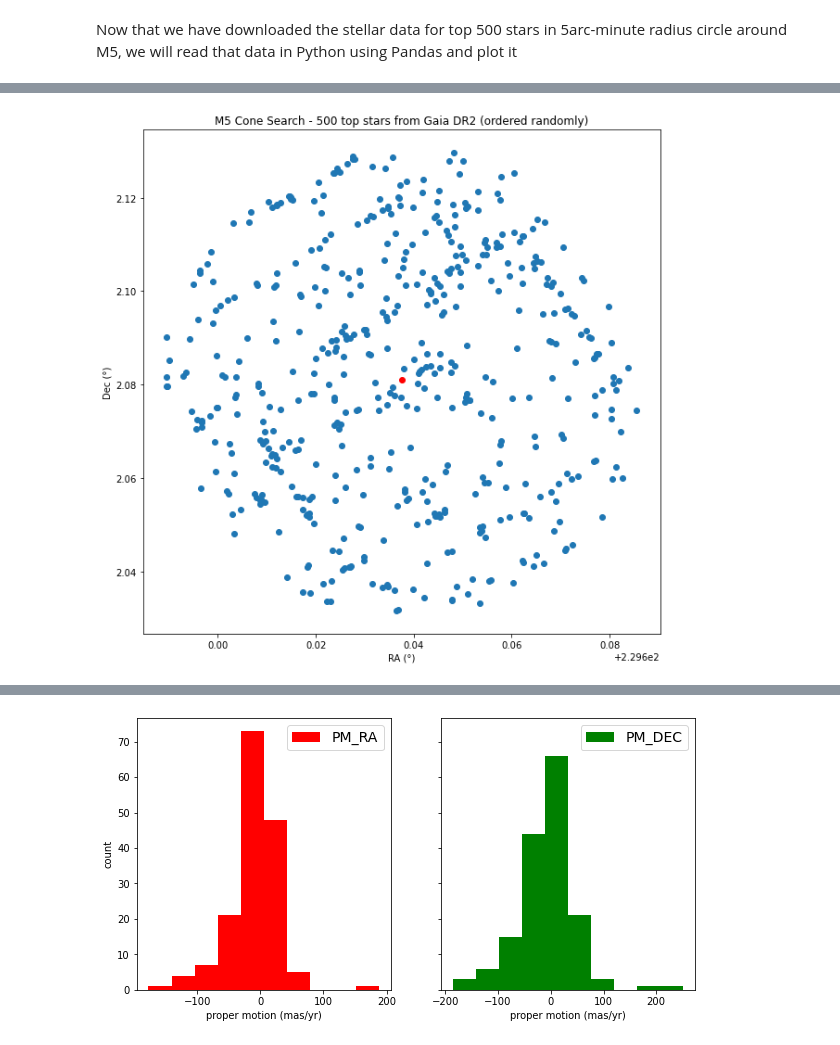
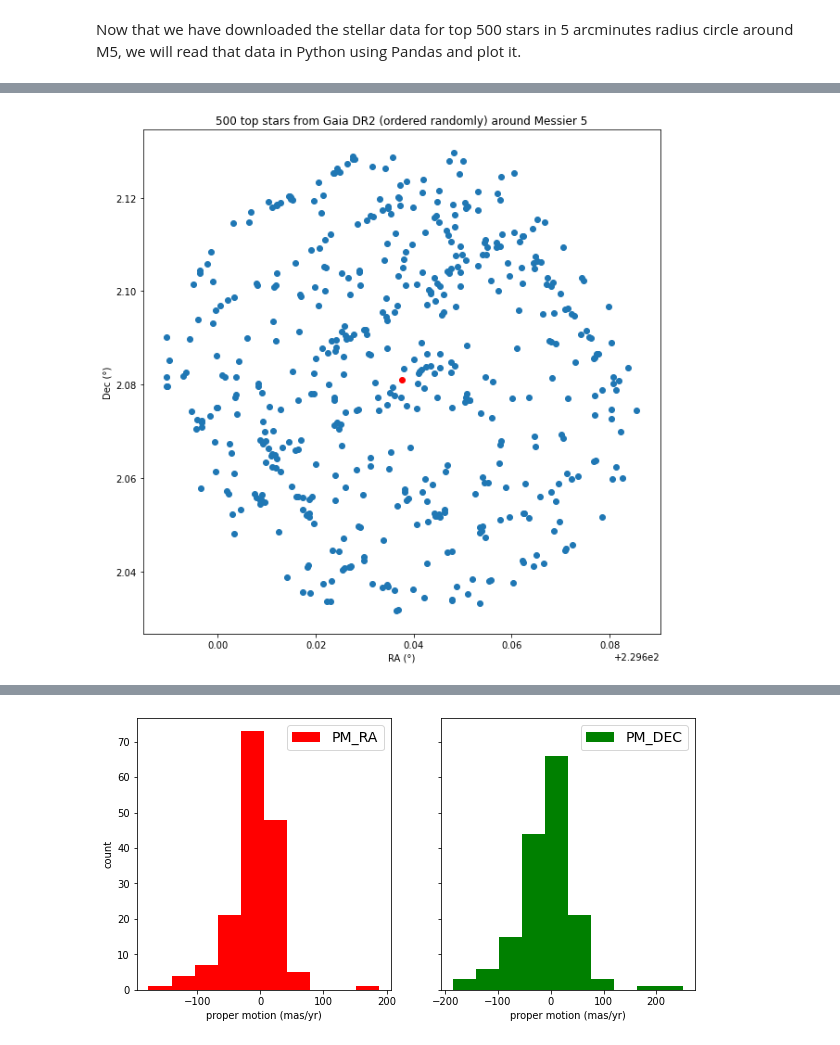
Before and after one commit to howardisaacson/Intro-to-Astro-2021, a Jupyter notebook: Week3_gaia_exoplanet_archive/GaiaTutorialAssignment.ipynb, the cells around one changed output, grey strips where cells are left out. Drawn from its saved outputs; the diff is of its cells as text; code cells hidden in the pictures.

```diff
--- a/Week3_gaia_exoplanet_archive/GaiaTutorialAssignment.ipynb
+++ b/Week3_gaia_exoplanet_archive/GaiaTutorialAssignment.ipynb
@@ -79,7 +81,7 @@ If you click on the "Advanced (ADQL)" tab at the top left, you will be able writ
 # %% [output]
 [interactive output not drawn]
 # %% [markdown]
-Now that we have downloaded the stellar data for top 500 stars in 5arc-minute radius circle around M5, we will read that data in Python using Pandas and plot it
+Now that we have downloaded the stellar data for top 500 stars in 5 arcminutes radius circle around M5, we will read that data in Python using Pandas and plot it.
 # %%
 # First, let's get the imports out of the way.
 
@@ -114,17 +116,17 @@ m5.head()
 # %%
 # Here are the results of our query plotted into ra/dec space
 
 fig = plt.figure(figsize = [10,10]) # Defining and sizing figure
 
 plt.scatter(m5['ra'], m5['dec']) # Creating a scatter-plot
-plt.plot(229.6375, 2.0811, 'ro') # Plotting the coordinates of M5 in red (central coordinates for our cone-search)
+plt.plot(229.6375, 2.0811, 'ro') # Plotting the coordinates of M5 in red (central coordinates for our circular search)
 #The coordinates can be taken from the query through "Show query in ADQL form"
 
 #Setting labels and title
 plt.xlabel('RA (°)')
 plt.ylabel('Dec (°)')
-plt.title('M5 Cone Search - 500 top stars from Gaia DR2 (ordered randomly)')
+plt.title('500 top stars from Gaia DR2 (ordered randomly) around Messier 5')
 plt.show()
 # %% [output]
-[figure, old version]
+[figure, new version]
 # %% [markdown]
```
Also changed, not shown: parts of 18 cells of this notebook, 2 other files.
